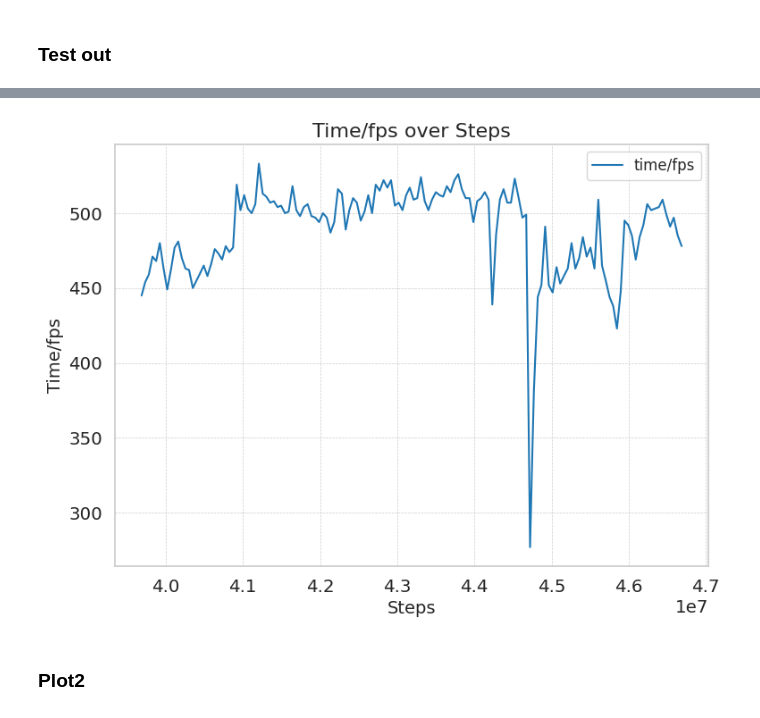
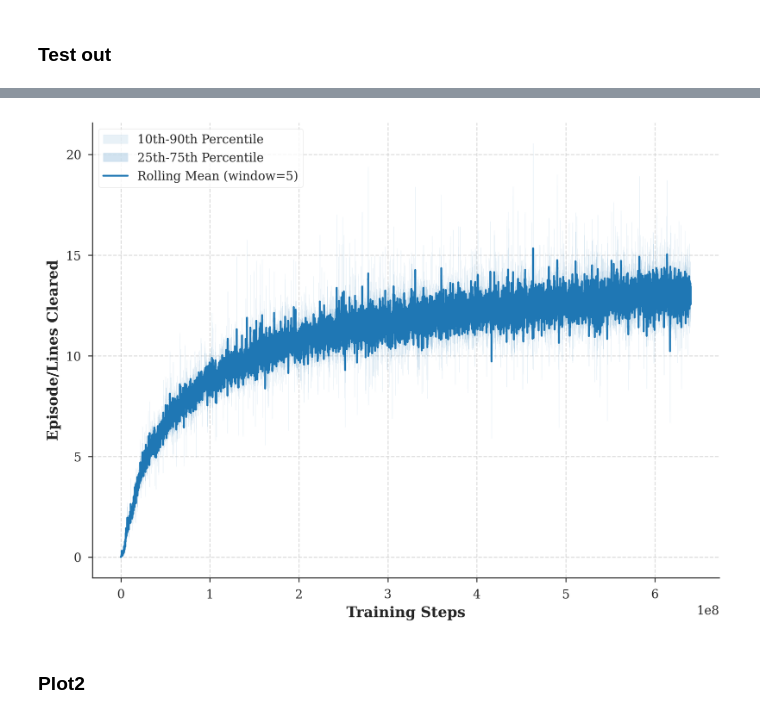
Before and after one commit to atopuzov/tud-drl-project, a Jupyter notebook: metrics2.ipynb, the cells around one changed output, grey strips where cells are left out. Saved outputs shown, nothing was run; the diff lists cells and outputs as text; code cells hidden in the pictures.

```diff
--- a/metrics2.ipynb
+++ b/metrics2.ipynb
@@ -141,5 +292 @@ episode/bumpiness            387
 Name: count, dtype: int64
-# %%
-plot_metric(df, 'time/fps', use_time=False, last_n_minutes=240)
-# %% [output]
-[figure, removed]
@@ -146,3 +401,7 @@ plot_metric(df, 'time/fps', use_time=False, last_n_minutes=240)
+# %%
+plot_metric_publication(df, 'episode/lines_cleared', window_size=5)
+# %% [output]
+[figure, added]
 # %% [markdown]
 ### Plot2
 # %%
```
Also changed, not shown: parts of 9 cells of this notebook, 1 other file.
